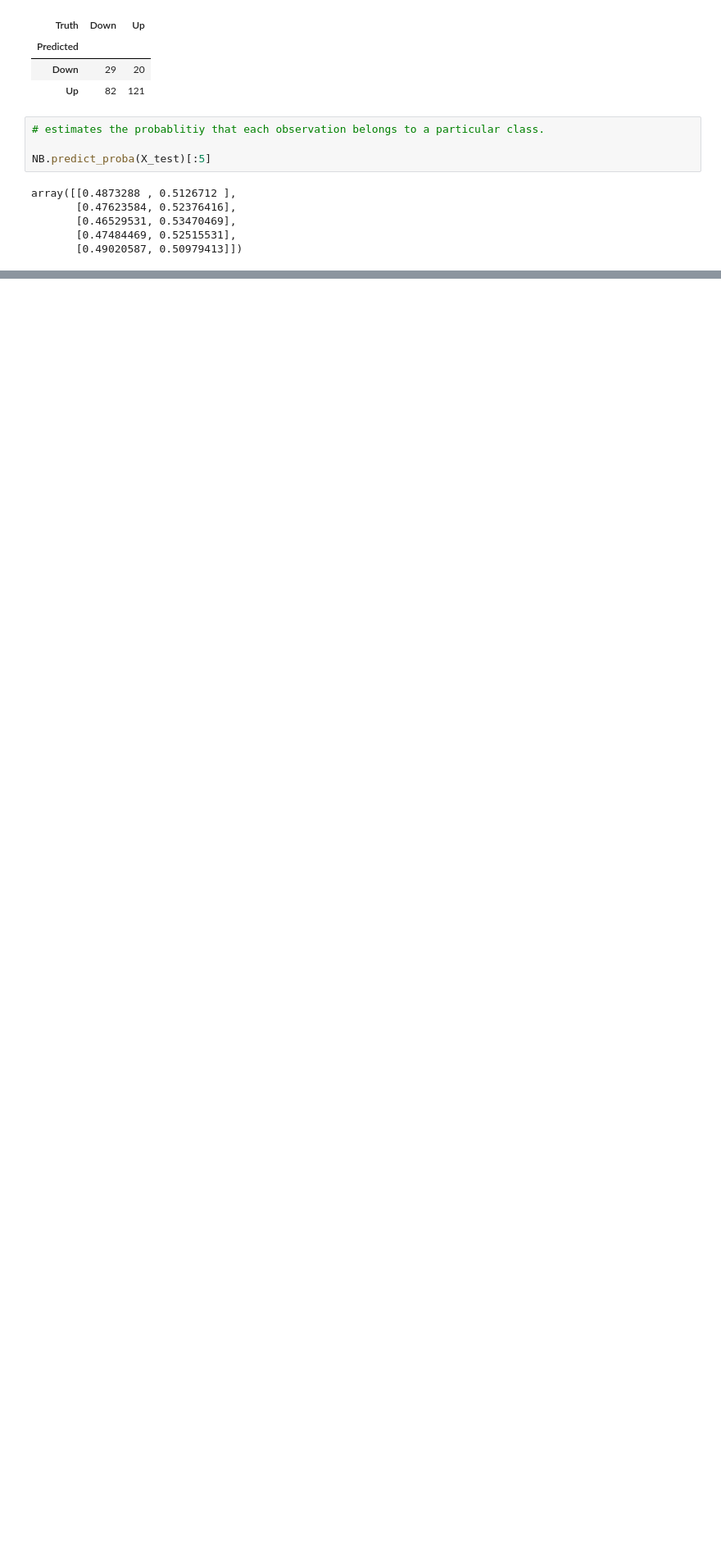
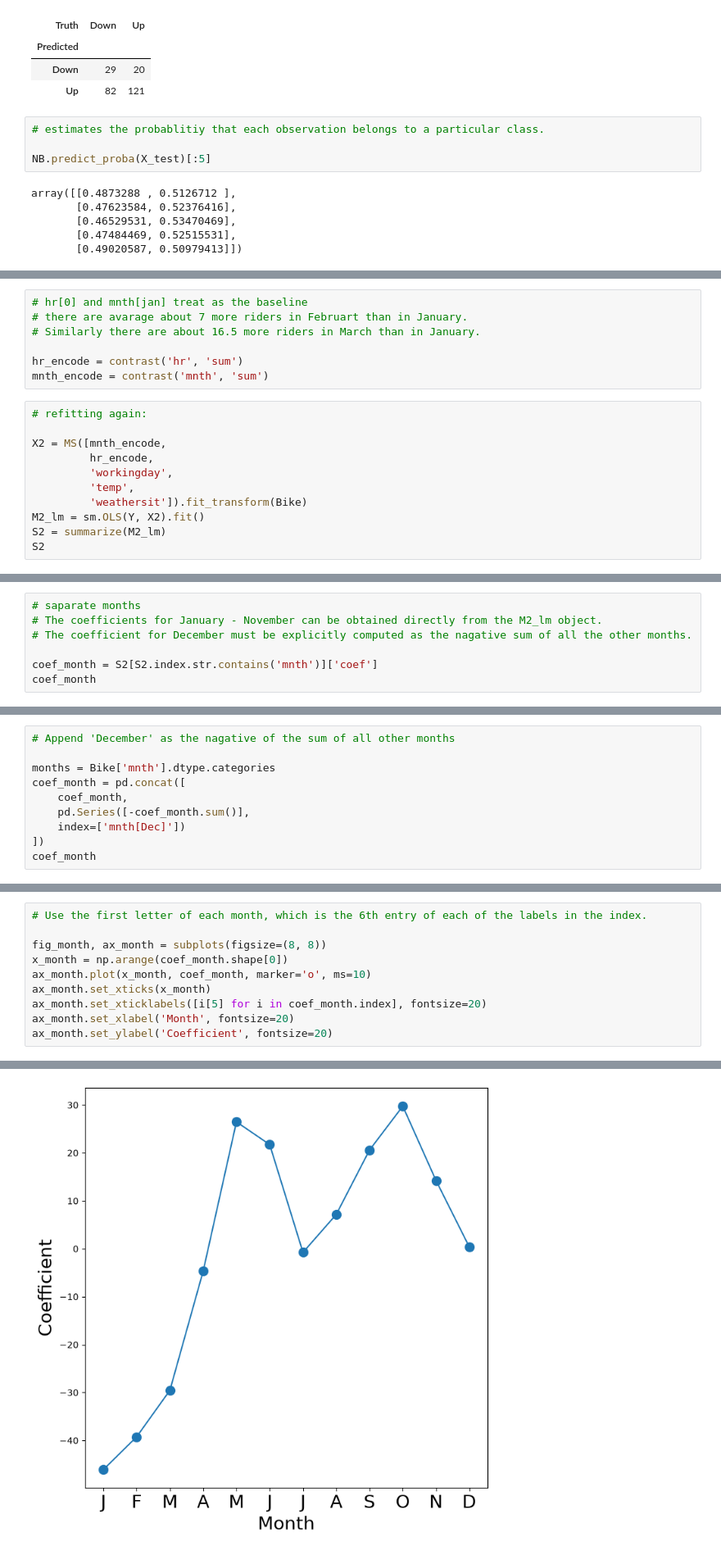
Before and after one commit to Nattawut30/Math-Algorithmic-Trading, a Jupyter notebook: Probability_Statistics/03_classification.ipynb, the cells around one changed output, grey strips where cells are left out. Shown at 82% size. Cells and saved outputs as stored; diff of their text form; blank space fills up the shorter version.

```diff
--- a/Probability_Statistics/03_classification.ipynb
+++ b/Probability_Statistics/03_classification.ipynb
@@ -435,0 +668,18 @@ array([[0.4873288 , 0.5126712 ],
+# %%
+# hr[0] and mnth[jan] treat as the baseline
+# there are avarage about 7 more riders in Februart than in January.
+# Similarly there are about 16.5 more riders in March than in January.
+
+hr_encode = contrast('hr', 'sum')
+mnth_encode = contrast('mnth', 'sum')
+# %%
+# refitting again:
+
+X2 = MS([mnth_encode,
+         hr_encode,
+         'workingday',
+         'temp',
+         'weathersit']).fit_transform(Bike)
+M2_lm = sm.OLS(Y, X2).fit()
+S2 = summarize(M2_lm)
+S2
@@ -435,0 +718,7 @@ array([[0.4873288 , 0.5126712 ],
+# %%
+# saparate months
+# The coefficients for January - November can be obtained directly from the M2_lm object.
+# The coefficient for December must be explicitly computed as the nagative sum of all the other months.
+
+coef_month = S2[S2.index.str.contains('mnth')]['coef']
+coef_month
@@ -435,0 +738,10 @@ array([[0.4873288 , 0.5126712 ],
+# %%
+# Append 'December' as the nagative of the sum of all other months
+
+months = Bike['mnth'].dtype.categories
+coef_month = pd.concat([
+    coef_month,
+    pd.Series([-coef_month.sum()],
+    index=['mnth[Dec]'])
+])
+coef_month
@@ -435,0 +762,11 @@ array([[0.4873288 , 0.5126712 ],
+# %%
+# Use the first letter of each month, which is the 6th entry of each of the labels in the index.
+
+fig_month, ax_month = subplots(figsize=(8, 8))
+x_month = np.arange(coef_month.shape[0])
+ax_month.plot(x_month, coef_month, marker='o', ms=10)
+ax_month.set_xticks(x_month)
+ax_month.set_xticklabels([i[5] for i in coef_month.index], fontsize=20)
+ax_month.set_xlabel('Month', fontsize=20)
+ax_month.set_ylabel('Coefficient', fontsize=20)
+# %% [output]
@@ -435,0 +774 @@ array([[0.4873288 , 0.5126712 ],
+[figure, added]
```
Also changed, not shown: parts of 33 cells of this notebook.
